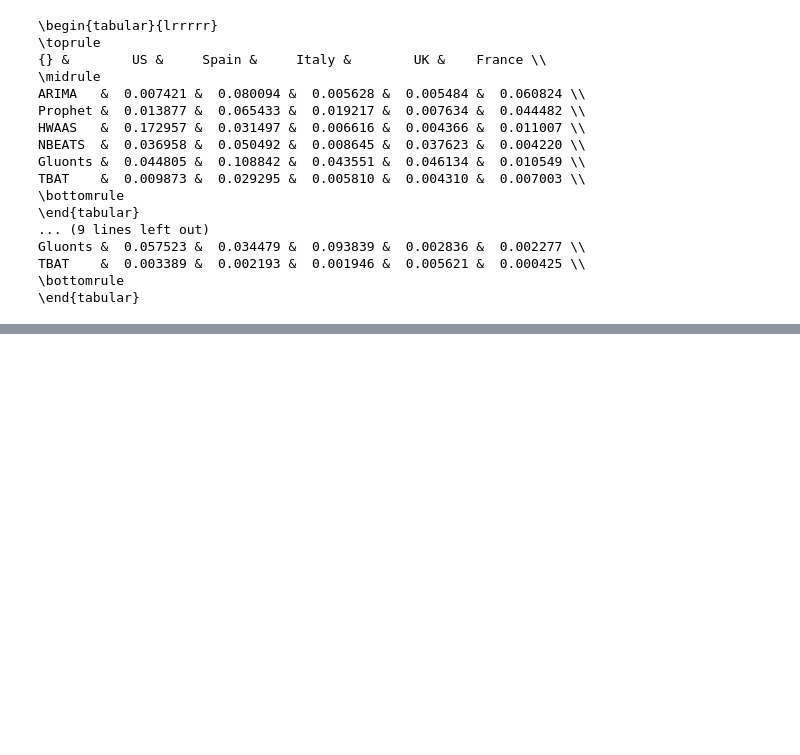
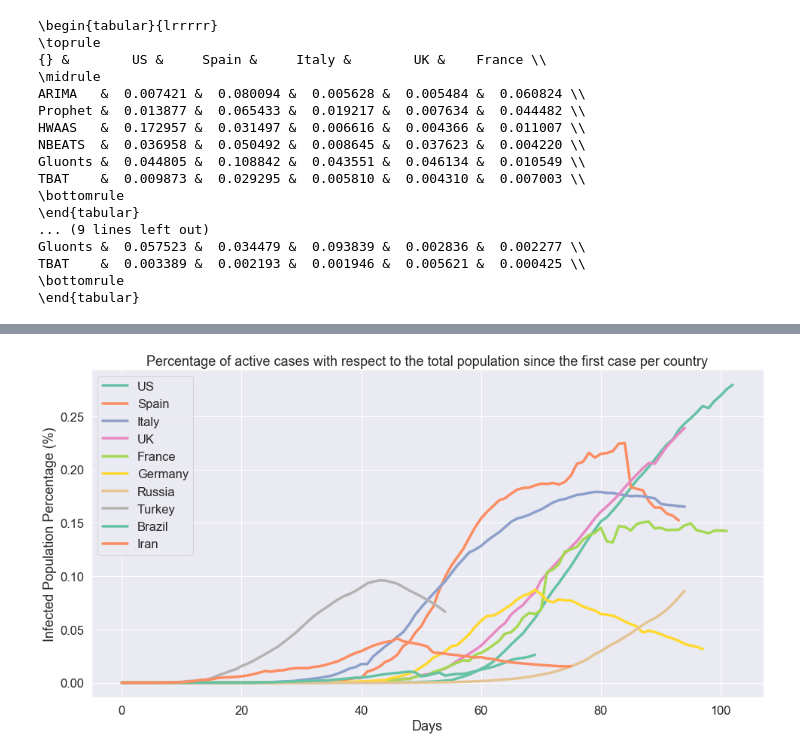
Before and after one commit to ML-Upatras/COVID-19-A-comparison-of-time-series-methods-foractive-cases-forecasting, a Jupyter notebook: Forecasting of Covid-19 Infected Percentage.ipynb, the cells around one changed output, grey strips where cells are left out. Saved outputs shown, nothing was run; the diff lists cells and outputs as text; code cells hidden in the pictures; blank space fills up the shorter version.

```diff
--- a/Forecasting of Covid-19 Infected Percentage.ipynb
+++ b/Forecasting of Covid-19 Infected Percentage.ipynb
@@ -263,0 +258,13 @@ plt.show()
+# %%
+for_plot_from_fists_case = pd.DataFrame(index=range(200))
+no_zero = for_plot[['country', 'population_percentage']].drop(0)
+for country in top_n_country_names:
+    for_plot_from_fists_case[country] = no_zero [ no_zero['country'] == country].reset_index()['population_percentage']
+
+for_plot_from_fists_case.plot(figsize=(16,8), title='Percentage of active cases with respect to the total population since the first case per country')
+plt.xlabel('Days')
+plt.ylabel('Infected Population Percentage (%)')
+plt.savefig('figures/Percentage of active cases with respect to the total population since the first case per country.png')
+plt.show()
+# %% [output]
+[figure, added]
```
Also changed, not shown: parts of 6 cells of this notebook.
